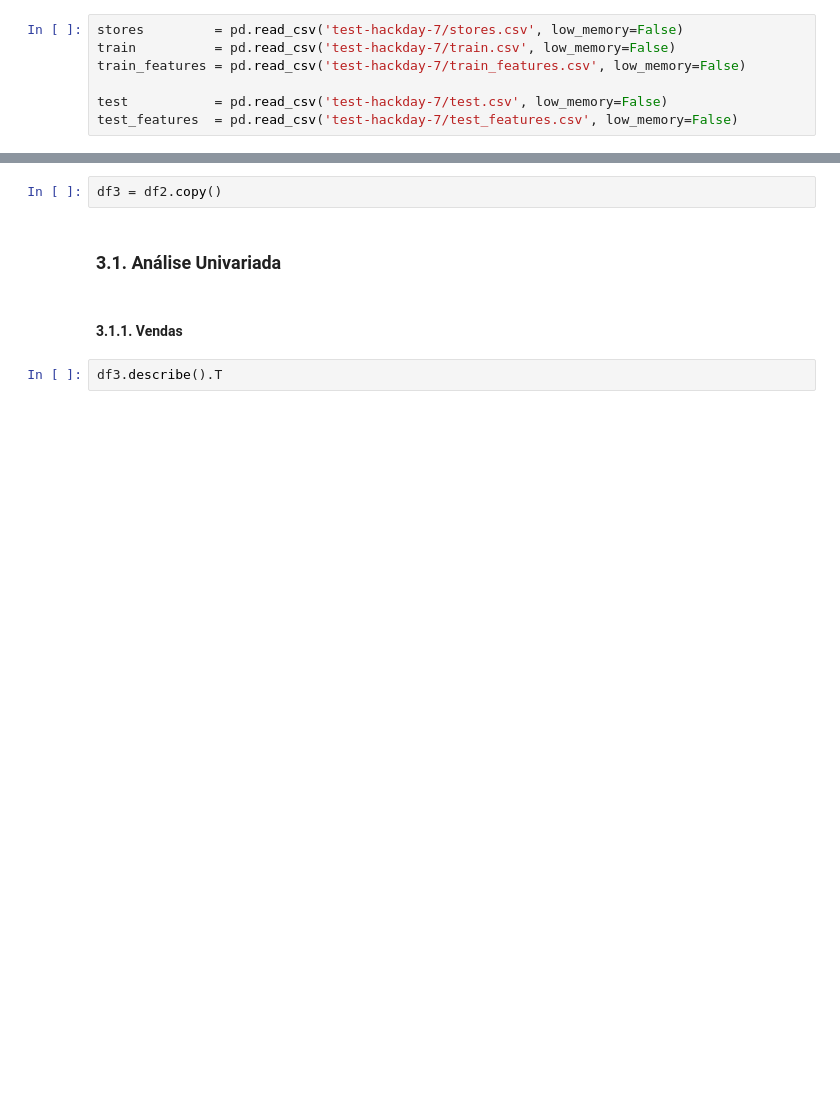
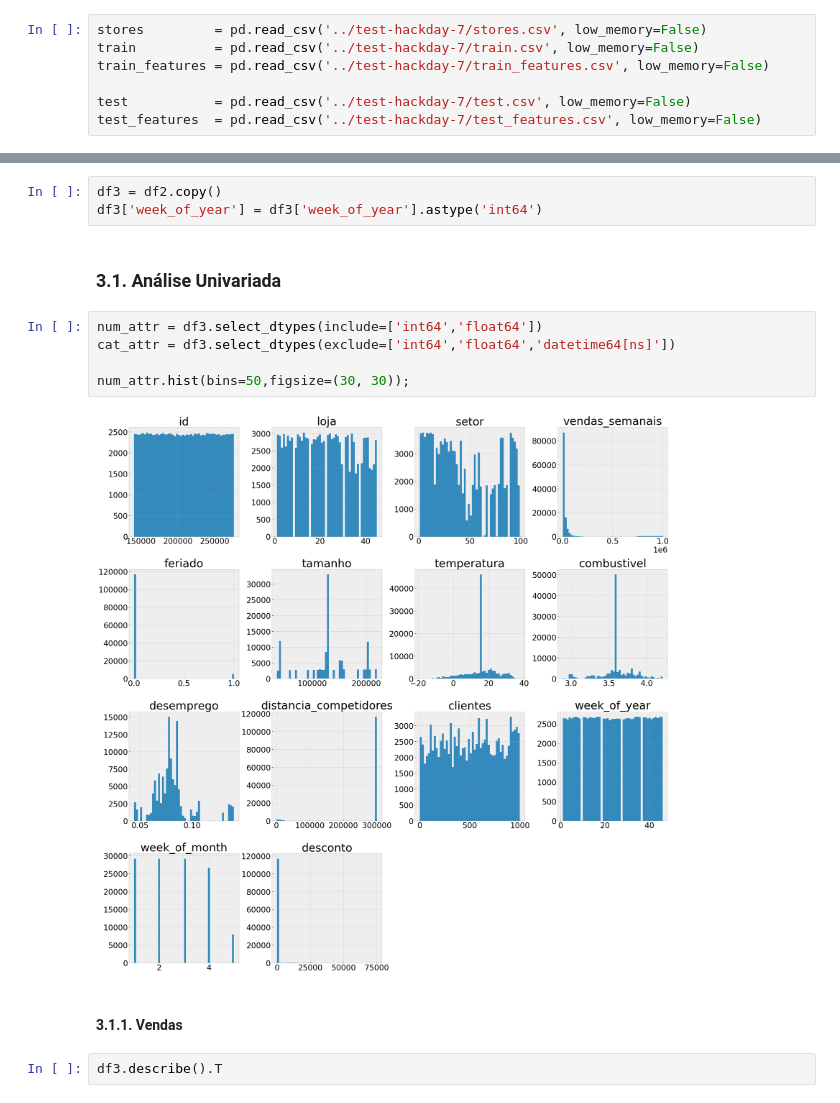
Before and after one commit to ian-alves-sousa/hackday_7_sales_prediction_regression, a Jupyter notebook: notebooks/eletro_plaza_vfinal.ipynb, the cells around one changed output, grey strips where cells are left out. Cells and saved outputs as stored; diff of their text form; blank space fills up the shorter version.

```diff
--- a/notebooks/eletro_plaza_vfinal.ipynb
+++ b/notebooks/eletro_plaza_vfinal.ipynb
@@ -58,12 +58,12 @@ from lightgbm             import LGBMRegressor
 # %% [markdown]
 ### 0.2. Loading data
 # %%
-stores         = pd.read_csv('test-hackday-7/stores.csv', low_memory=False)
-train          = pd.read_csv('test-hackday-7/train.csv', low_memory=False)
-train_features = pd.read_csv('test-hackday-7/train_features.csv', low_memory=False)
+stores         = pd.read_csv('../test-hackday-7/stores.csv', low_memory=False)
+train          = pd.read_csv('../test-hackday-7/train.csv', low_memory=False)
+train_features = pd.read_csv('../test-hackday-7/train_features.csv', low_memory=False)
 
-test           = pd.read_csv('test-hackday-7/test.csv', low_memory=False)
-test_features  = pd.read_csv('test-hackday-7/test_features.csv', low_memory=False)
+test           = pd.read_csv('../test-hackday-7/test.csv', low_memory=False)
+test_features  = pd.read_csv('../test-hackday-7/test_features.csv', low_memory=False)
 # %% [markdown]
 ### 0.3. Helper functions
 # %%
@@ -441,8 +462,16 @@ df2.drop(['desconto_1', 'desconto_2', 'desconto_3', 'desconto_4', 'desconto_5'],
 ## 3. EXPLORATORY DATA ANALYSIS (EDA)
 # %%
 df3 = df2.copy()
+df3['week_of_year'] = df3['week_of_year'].astype('int64')
 # %% [markdown]
 ### 3.1. Análise Univariada
+# %%
+num_attr = df3.select_dtypes(include=['int64','float64'])
+cat_attr = df3.select_dtypes(exclude=['int64','float64','datetime64[ns]'])
+
+num_attr.hist(bins=50,figsize=(30, 30));
+# %% [output]
+[figure, added]
 # %% [markdown]
 #### 3.1.1. Vendas
 # %%
```
Also changed, not shown: parts of 6 cells of this notebook, 10 other files.
